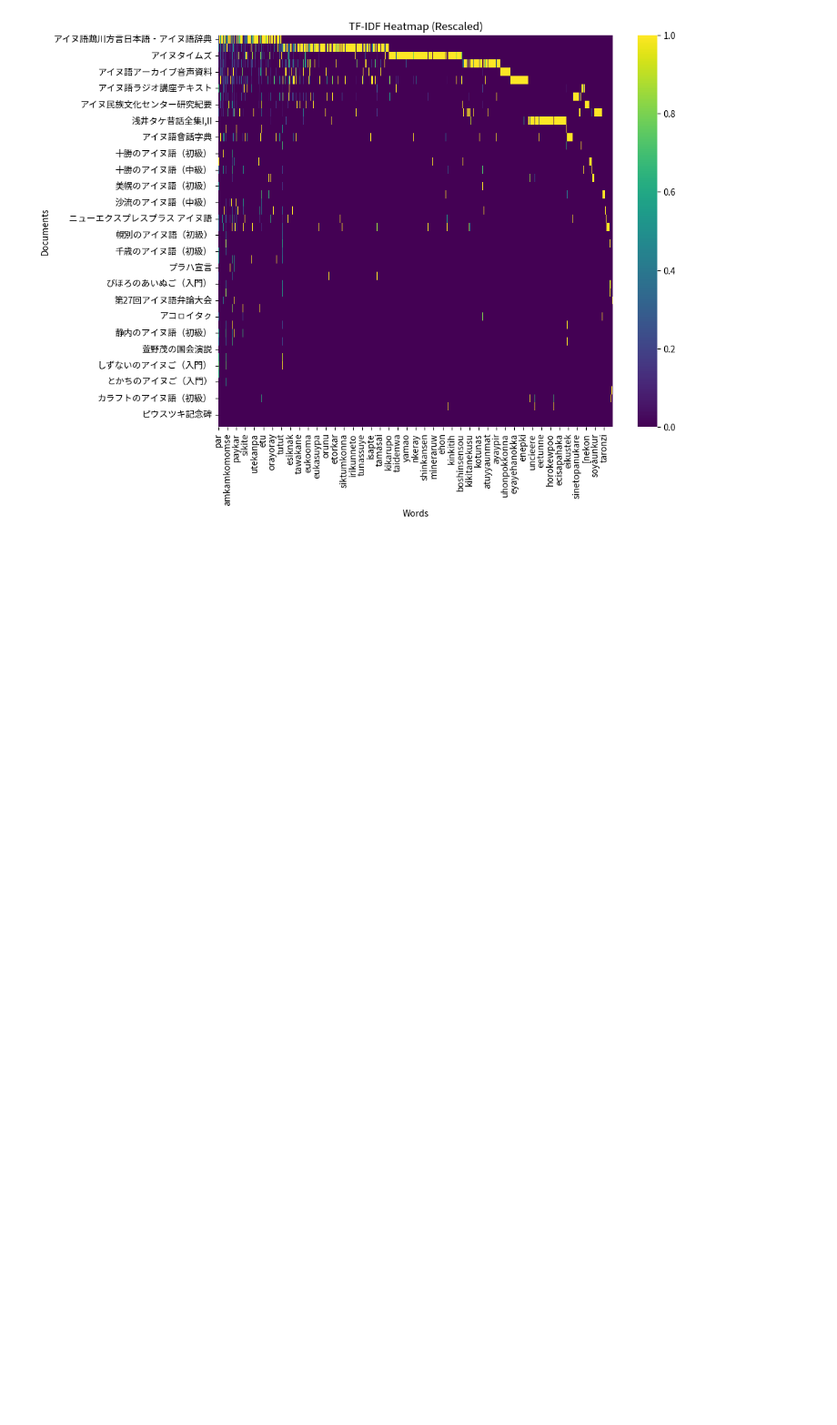
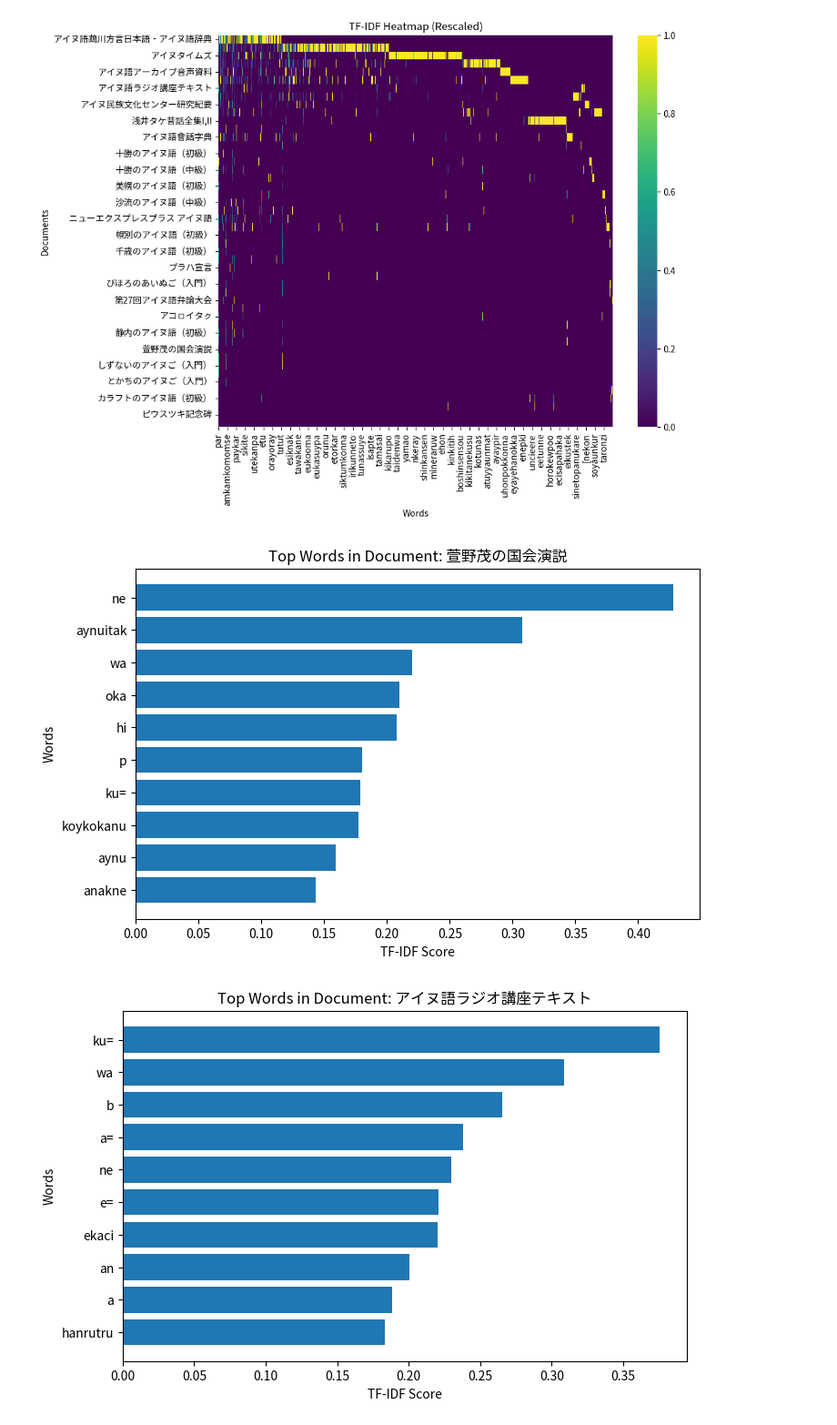
Before and after one commit to mkpoli/ainu-corpora-process, a Jupyter notebook: corpus/basic_statistics.ipynb, the cells around one changed output. Shown at 91% size. Cells and saved outputs as stored; diff of their text form; code cells hidden in the pictures; blank space fills up the shorter version.

Commit message:
feat: add bar chart for each book with TF-IDF score

```diff
--- a/corpus/basic_statistics.ipynb
+++ b/corpus/basic_statistics.ipynb
@@ -117,3 +117,28 @@ def visualize_tfidf_heatmap(tf_idf_scores):
 visualize_tfidf_heatmap(tf_idf_scores)
 # %% [output]
 [figure]
+# %%
+def visualize_tfidf_barchart(tf_idf_scores, doc_id):
+    # Get the top words by TF-IDF score
+    top_words = sorted(tf_idf_scores[doc_id].items(), key=lambda x: x[1], reverse=True)[
+        :10
+    ]
+    words, scores = zip(*top_words)
+
+    # Plot bar chart
+    plt.figure(figsize=(8, 5))
+    plt.barh(words, scores)
+    plt.gca().invert_yaxis()  # Invert y-axis for better readability
+    plt.title(f"Top Words in Document: {doc_id}")
+    plt.xlabel("TF-IDF Score")
+    plt.ylabel("Words")
+    plt.show()
+
+
+# Example usage
+visualize_tfidf_barchart(tf_idf_scores, doc_id="萱野茂の国会演説")
+visualize_tfidf_barchart(tf_idf_scores, doc_id="アイヌ語ラジオ講座テキスト")
+visualize_tfidf_barchart(tf_idf_scores, doc_id="アイヌタイムズ")
+# %% [output]
+[figure, added]
+[figure, added]
```
Also changed, not shown: parts of 1 cell of this notebook.
